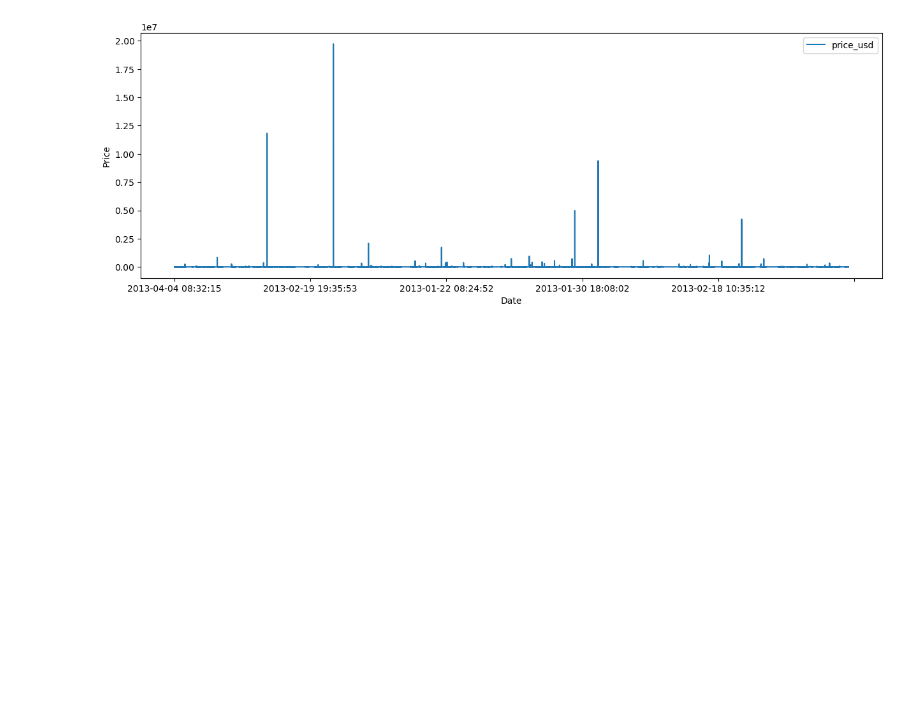
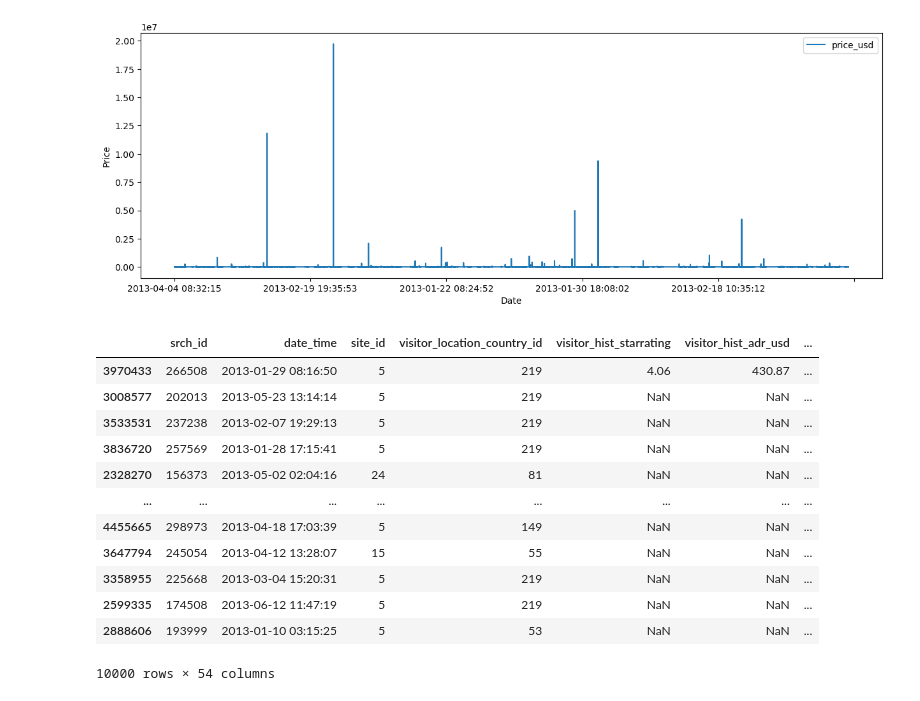
Before and after one commit to Mohammed-majeed/DMT_assignment2, a Jupyter notebook: DMT_assignment2.ipynb, the cells around one changed output. Drawn from its saved outputs; the diff is of its cells as text; code cells hidden in the pictures; blank space fills up the shorter version.

```diff
--- a/DMT_assignment2.ipynb
+++ b/DMT_assignment2.ipynb
@@ -193,3 +193,19 @@ plt.ylabel('Price')
 # %% [output]
 Text(0, 0.5, 'Price')
 [figure]
+# %%
+df
+# %% [output]
+|  | srch_id | date_time | site_id | visitor_location_country_id | visitor_hist_starrating | visitor_hist_adr_usd | ... |
+| 3970433 | 266508 | 2013-01-29 08:16:50 | 5 | 219 | 4.06 | 430.87 | ... |
+| 3008577 | 202013 | 2013-05-23 13:14:14 | 5 | 219 | NaN | NaN | ... |
+| 3533531 | 237238 | 2013-02-07 19:29:13 | 5 | 219 | NaN | NaN | ... |
+| 3836720 | 257569 | 2013-01-28 17:15:41 | 5 | 219 | NaN | NaN | ... |
+| 2328270 | 156373 | 2013-05-02 02:04:16 | 24 | 81 | NaN | NaN | ... |
+| ... | ... | ... | ... | ... | ... | ... | ... |
+| 4455665 | 298973 | 2013-04-18 17:03:39 | 5 | 149 | NaN | NaN | ... |
+| 3647794 | 245054 | 2013-04-12 13:28:07 | 15 | 55 | NaN | NaN | ... |
+| 3358955 | 225668 | 2013-03-04 15:20:31 | 5 | 219 | NaN | NaN | ... |
+| 2599335 | 174508 | 2013-06-12 11:47:19 | 5 | 219 | NaN | NaN | ... |
+| 2888606 | 193999 | 2013-01-10 03:15:25 | 5 | 53 | NaN | NaN | ... |
+10000 rows × 54 columns
```
Also changed, not shown: parts of 11 cells of this notebook.
